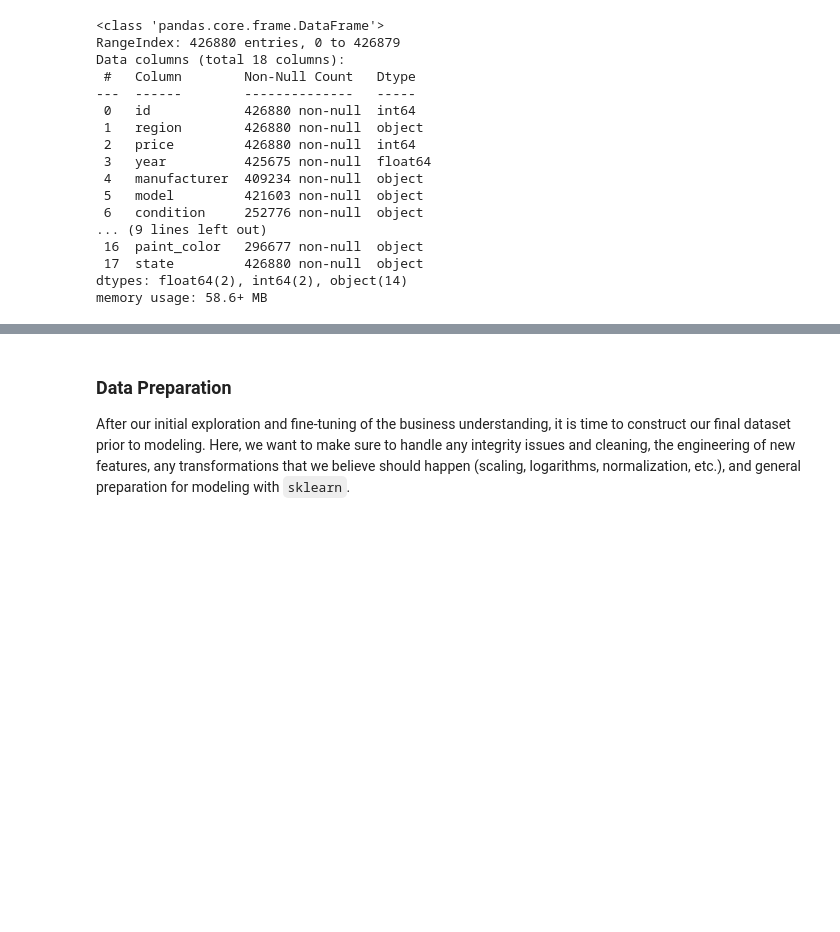
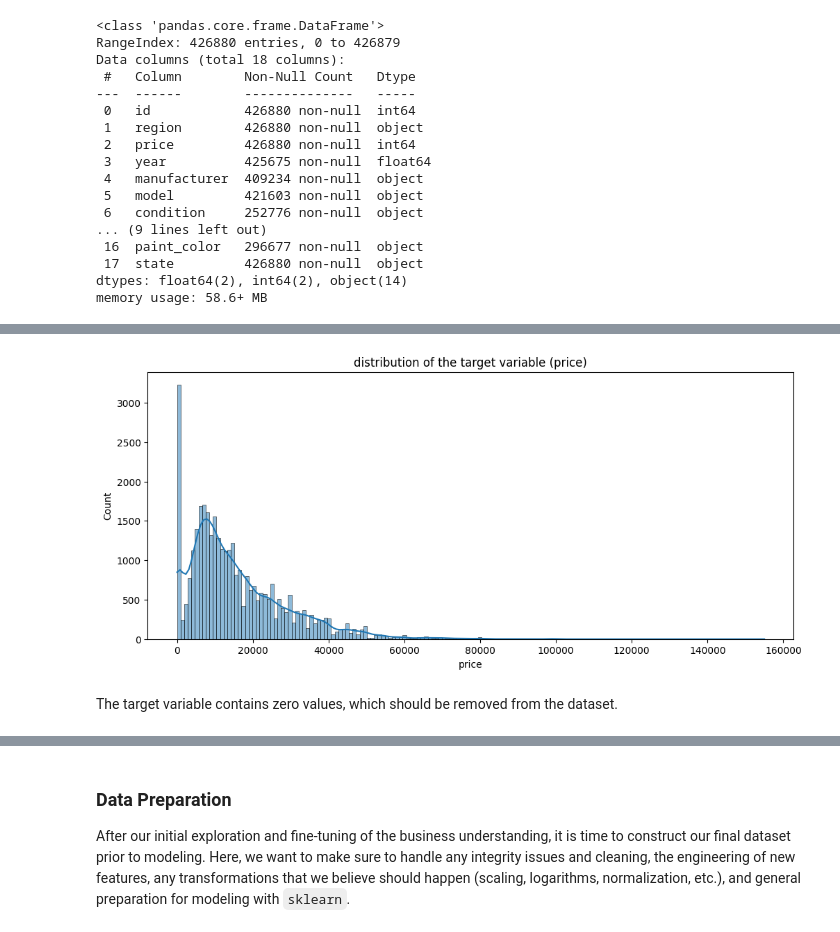
Before and after one commit to Ashish4132/priceofacar, a Jupyter notebook: prompt_II.ipynb, the cells around one changed output, grey strips where cells are left out. Saved outputs shown, nothing was run; the diff lists cells and outputs as text; code cells hidden in the pictures; blank space fills up the shorter version.

```diff
--- a/prompt_II.ipynb
+++ b/prompt_II.ipynb
@@ -98,0 +165,4 @@ memory usage: 58.6+ MB
+# %%
+# Drop missing values
+df.dropna(inplace=True)
+df.isnull().sum()
@@ -98,0 +200,9 @@ memory usage: 58.6+ MB
+# %%
+plt.figure(figsize=(12,5))
+sns.histplot(df['price'], kde=True)
+plt.title('distribution of the target variable (price)')
+plt.show()
+# %% [output]
+[figure, added]
+# %% [markdown]
+The target variable contains zero values, which should be removed from the dataset.
```
Also changed, not shown: parts of 49 cells of this notebook.
